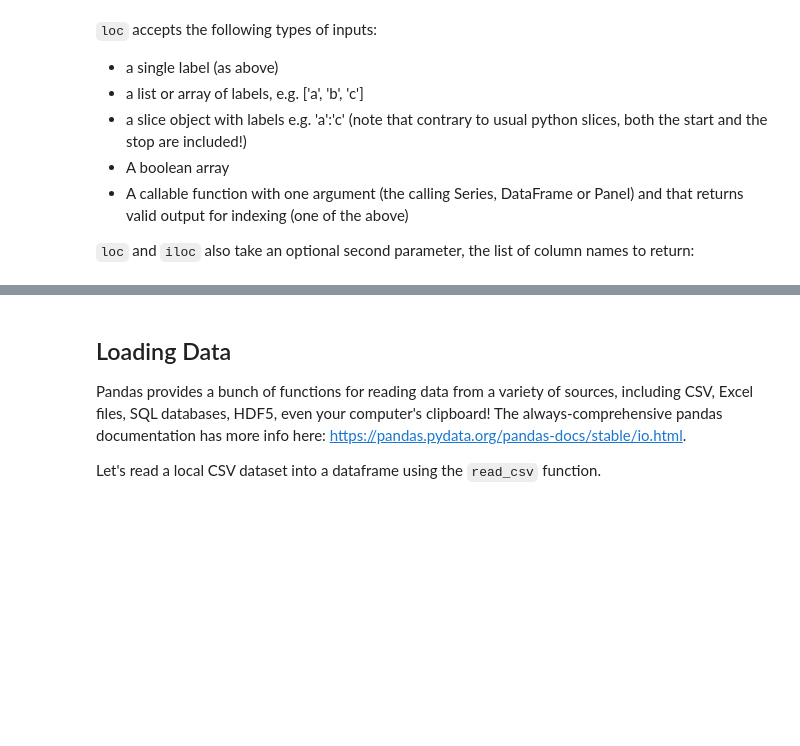
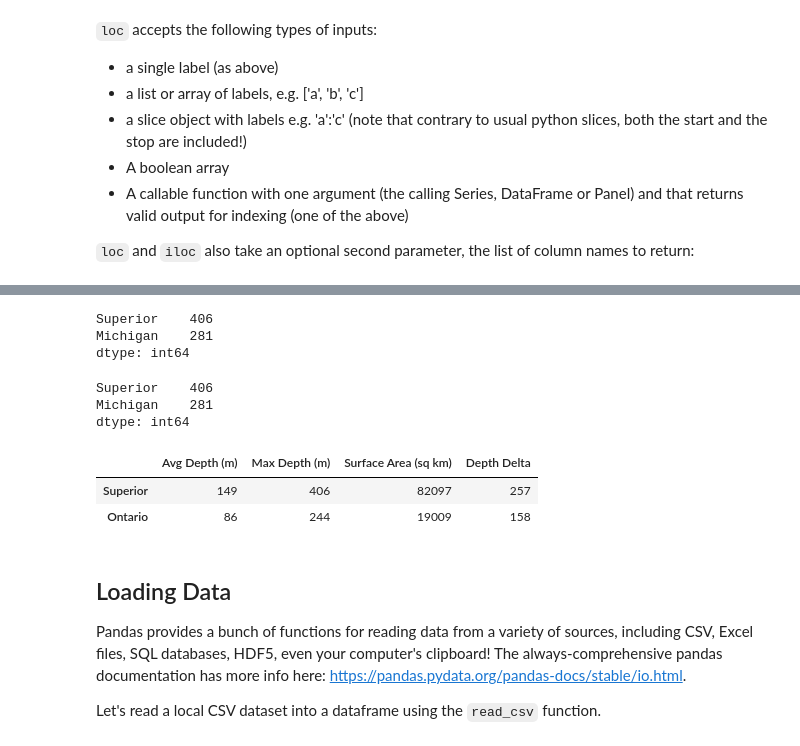
Before and after one commit to nuitrcs/pythonworkshops, a Jupyter notebook: dataanalysis/pandas/Part 1 - Basics.ipynb, the cells around one changed output, grey strips where cells are left out. Saved outputs shown, nothing was run; the diff lists cells and outputs as text; code cells hidden in the pictures; blank space fills up the shorter version.

```diff
--- a/dataanalysis/pandas/Part 1 - Basics.ipynb
+++ b/dataanalysis/pandas/Part 1 - Basics.ipynb
@@ -312,3 +395,24 @@ df.loc[['Irving', 'Love'], ['Games', 'Points', 'Year']]
+# %%
+# But what if we wanted the top 2? `sort_values` is the answer:
+max_depths.sort_values(ascending=False).head(2)
+# %% [output]
+Superior    406
+Michigan    281
+dtype: int64
+# %%
+# This is so common that there is actually a shortcut for it:
+max_depths.nlargest(2)
+# %% [output]
+Superior    406
+Michigan    281
+dtype: int64
+# %%
+# Which naturally works on DataFrames as well:
+lakes.nlargest(2, 'Avg Depth (m)')
+# %% [output]
+|  | Avg Depth (m) | Max Depth (m) | Surface Area (sq km) | Depth Delta |
+| Superior | 149 | 406 | 82097 | 257 |
+| Ontario | 86 | 244 | 19009 | 158 |
 # %% [markdown]
 ## Loading Data
 
```
Also changed, not shown: parts of 45 cells of this notebook, 1 other file.
